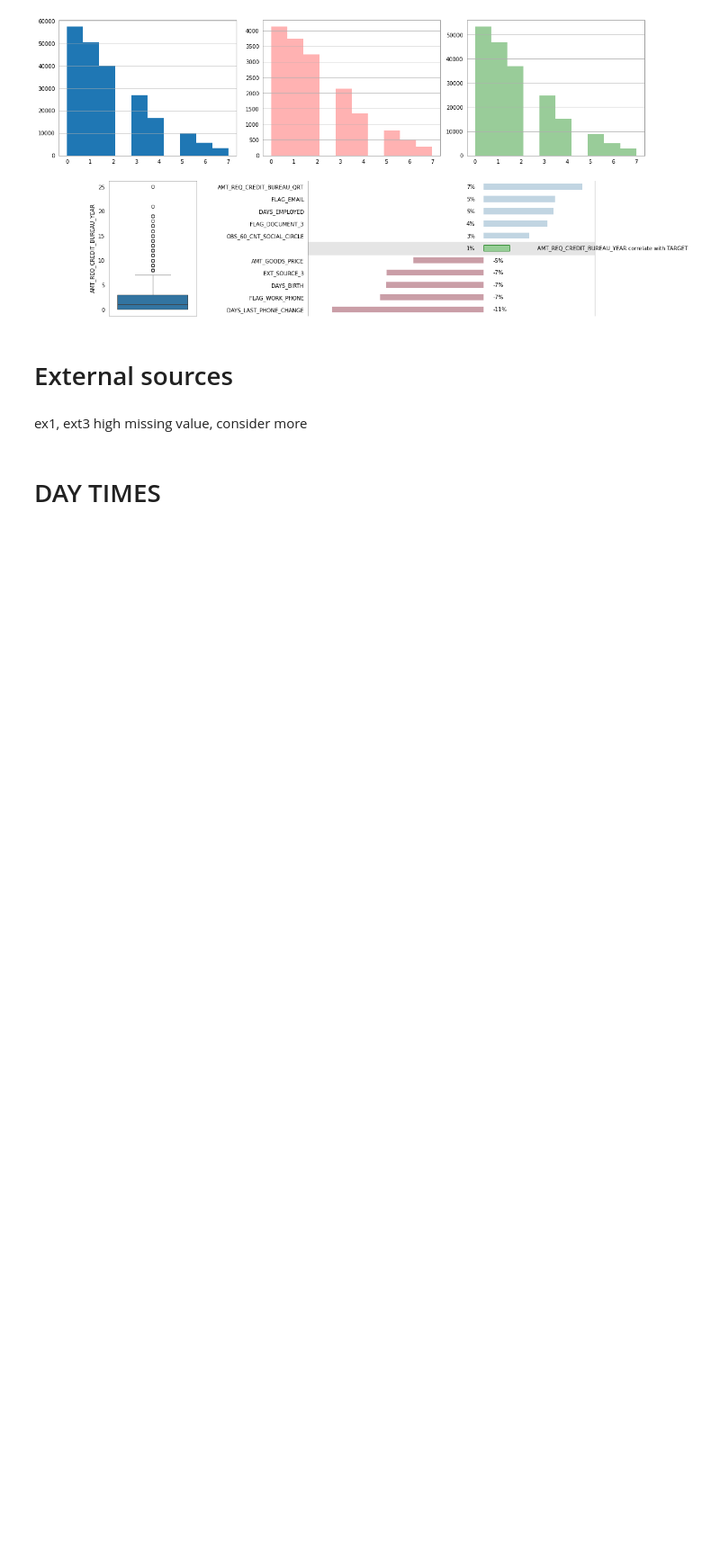
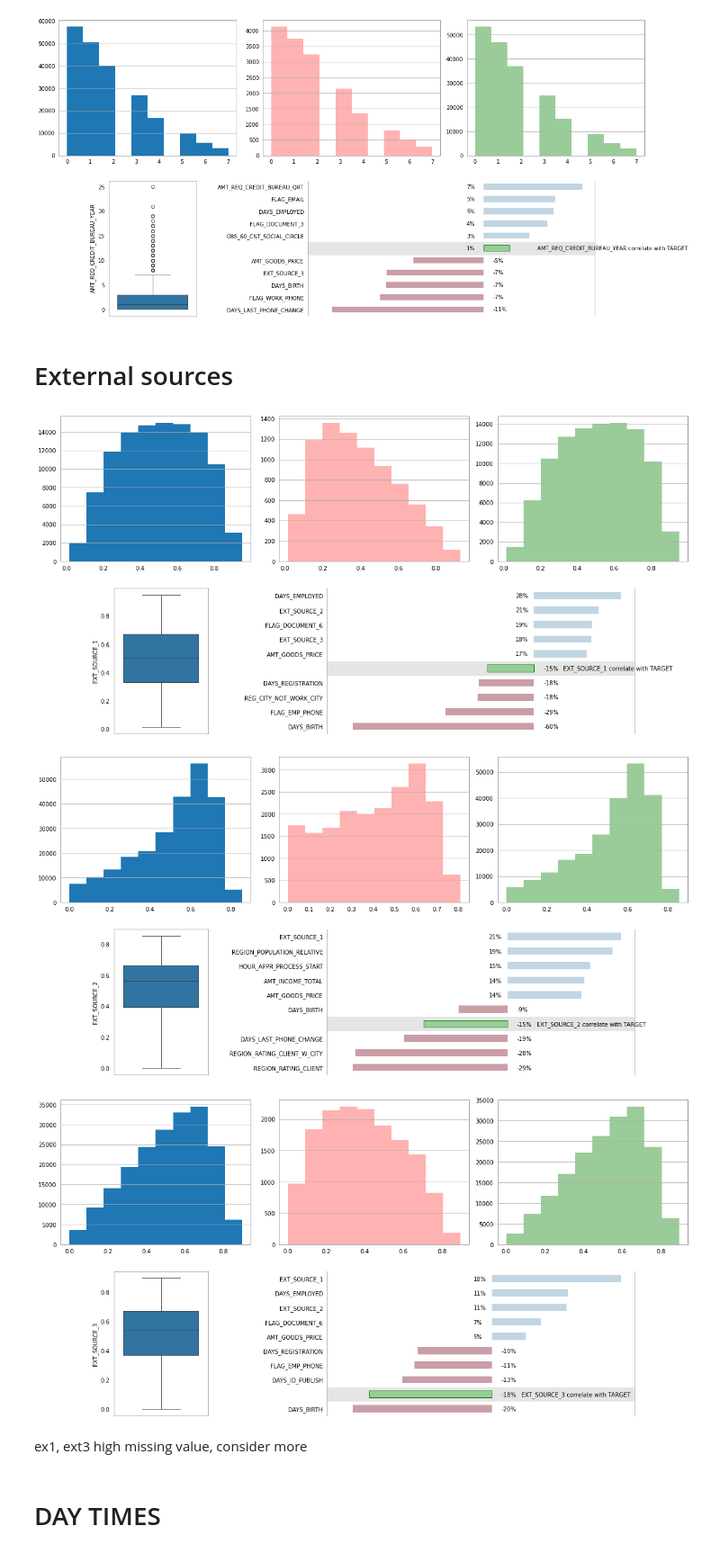
Before and after one commit to NgChi493510/Data-Preparation-Project-Group-14, a Jupyter notebook: EDA_notebook/EDA - Application Train.ipynb, the cells around one changed output. Shown at 90% size. Drawn from its saved outputs; the diff is of its cells as text; code cells hidden in the pictures; blank space fills up the shorter version.

```diff
--- a/EDA_notebook/EDA - Application Train.ipynb
+++ b/EDA_notebook/EDA - Application Train.ipynb
@@ -58,15 +58,16 @@ col_keep = (df.isnull().sum()/df.shape[0]).sort_values(ascending=False).index[51
 # for ax, column in zip(ax.flatten(),numerical_col):
 #      sns.boxplot(df[column],ax=ax,orient='v',)
 # %%
-# corr = pd.DataFrame(df.corr()).fillna(0)
+corr = pd.DataFrame(df.corr()).fillna(0)
 
 def visual_corr(df, feature,n,ax):
     pos = df.loc[feature].sort_values()[-(n+1):-1]
     neg = df.loc[feature].sort_values()[:n]
     t = df.loc['TARGET',feature]
-    pos.loc['TARGET'] = t
-    new = pd.concat((pos,neg)).sort_values(ascending=False)
 
+    new = pd.concat((pos,neg))
+    new.loc['TARGET'] = t
+    new = new.sort_values(ascending=False)
     # f, ax = plt.subplots(figsize=(8,5))
     sns.barplot(new.squeeze() ,orient='h',ax = ax,alpha=0.3,width=0.5)
 
@@ -282,9 +253,13 @@ for col in req:
 # %% [markdown]
 # External sources
 # %%
-# ext =['EXT_SOURCE_1', 'EXT_SOURCE_2', 'EXT_SOURCE_3']
-# for col in ext:
-#     num_visual(df,col)
+ext =['EXT_SOURCE_1', 'EXT_SOURCE_2', 'EXT_SOURCE_3']
+for col in ext:
+    num_visual(df,col)
+# %% [output]
+[figure, added]
+[figure, added]
+[figure, added]
 # %% [markdown]
 ex1, ext3 high missing value, consider more
 # %% [markdown]
```
Also changed, not shown: parts of 1 cell of this notebook.
